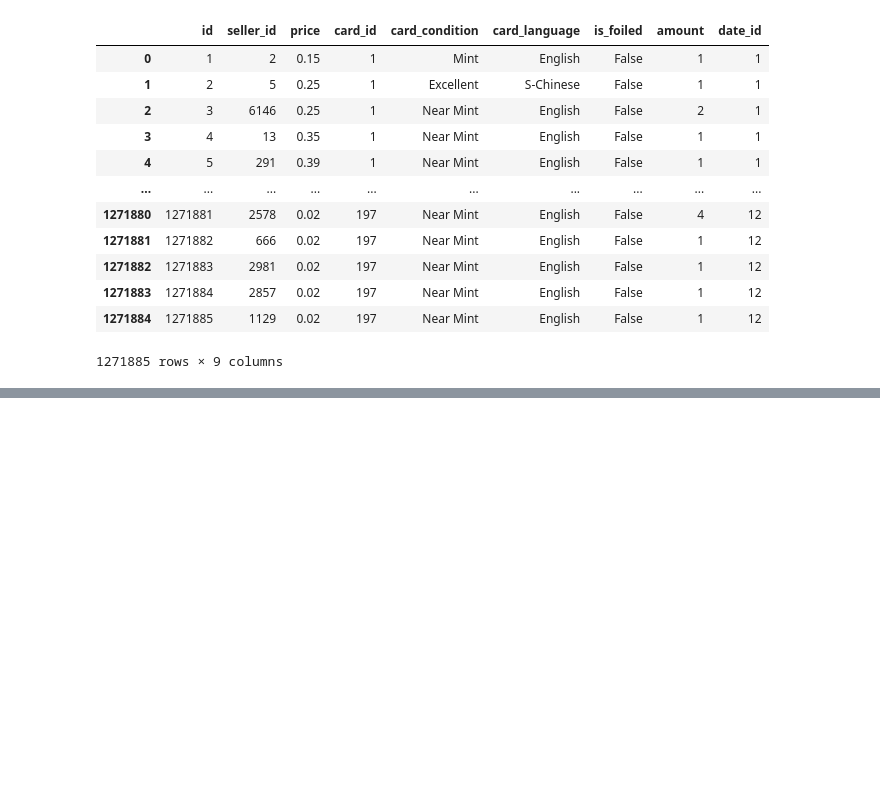
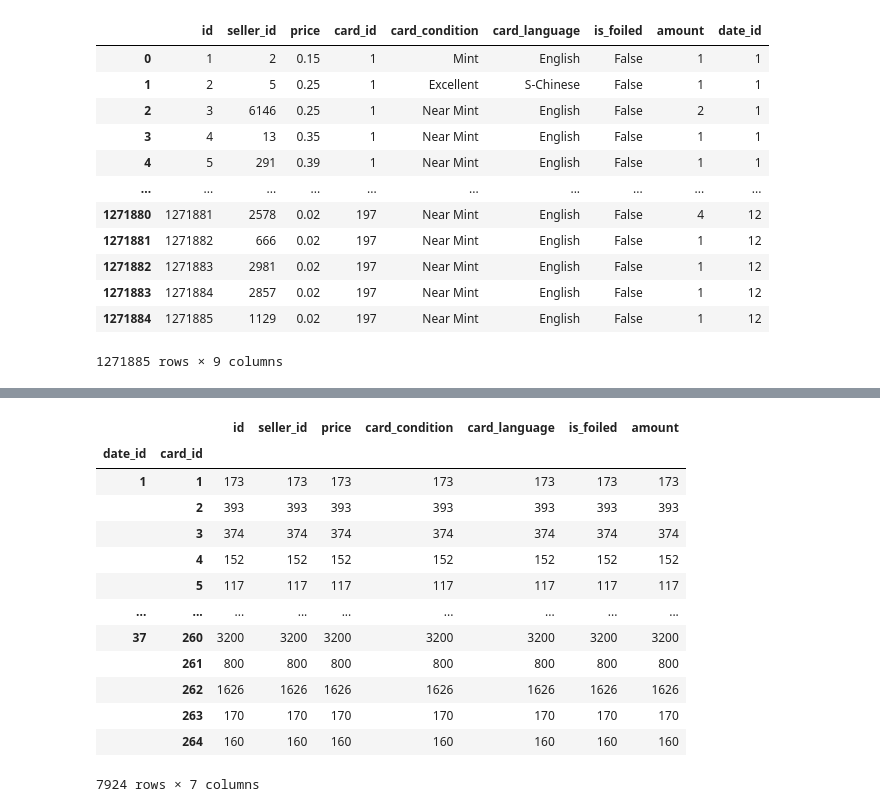
Before and after one commit to rol-x/warehousing, a Jupyter notebook: data_peek.ipynb, the cells around one changed output, grey strips where cells are left out. Cells and saved outputs as stored; diff of their text form; code cells hidden in the pictures; blank space fills up the shorter version.

```diff
--- a/data_peek.ipynb
+++ b/data_peek.ipynb
@@ -303,0 +305,6 @@ sale_offer
+# %%
+date = pd.read_csv("./data/date.csv", compression='gzip', sep=';', encoding='utf-8')
+card = pd.read_csv("./data/card.csv", compression='gzip', sep=';', encoding='utf-8')
+seller = pd.read_csv("./data/seller.csv", compression='gzip', sep=';', encoding='utf-8')
+card_stats = pd.read_csv("./data/card_stats.csv", compression='gzip', sep=';', encoding='utf-8')
+sale_offer = pd.read_csv("./data/sale_offer.csv", compression='gzip', sep=';', encoding='utf-8')
@@ -303,0 +317,6 @@ sale_offer
+# %%
+date.drop("Unnamed: 0", axis=1, inplace=True)
+card.drop("Unnamed: 0", axis=1, inplace=True)
+seller.drop("Unnamed: 0", axis=1, inplace=True)
+card_stats.drop("Unnamed: 0", axis=1, inplace=True)
+sale_offer.drop("Unnamed: 0", axis=1, inplace=True)
@@ -303,0 +339,17 @@ sale_offer
+# %%
+sale_offer.groupby(['date_id', 'card_id']).count()
+# %% [output]
+|  |  | id | seller_id | price | card_condition | card_language | is_foiled | amount |
+| date_id | card_id |  |  |  |  |  |  |  |
+| 1 | 1 | 173 | 173 | 173 | 173 | 173 | 173 | 173 |
+|  | 2 | 393 | 393 | 393 | 393 | 393 | 393 | 393 |
+|  | 3 | 374 | 374 | 374 | 374 | 374 | 374 | 374 |
+|  | 4 | 152 | 152 | 152 | 152 | 152 | 152 | 152 |
+|  | 5 | 117 | 117 | 117 | 117 | 117 | 117 | 117 |
+| ... | ... | ... | ... | ... | ... | ... | ... | ... |
+| 37 | 260 | 3200 | 3200 | 3200 | 3200 | 3200 | 3200 | 3200 |
+|  | 261 | 800 | 800 | 800 | 800 | 800 | 800 | 800 |
+|  | 262 | 1626 | 1626 | 1626 | 1626 | 1626 | 1626 | 1626 |
+|  | 263 | 170 | 170 | 170 | 170 | 170 | 170 | 170 |
+|  | 264 | 160 | 160 | 160 | 160 | 160 | 160 | 160 |
+7924 rows × 7 columns
```
Also changed, not shown: parts of 6 cells of this notebook, 13 other files.
